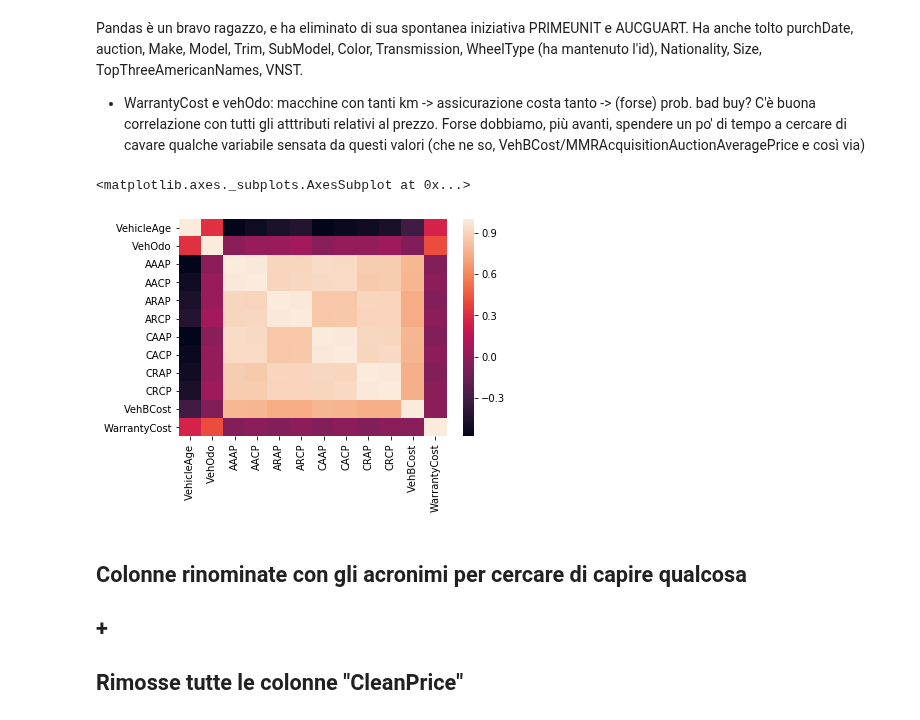
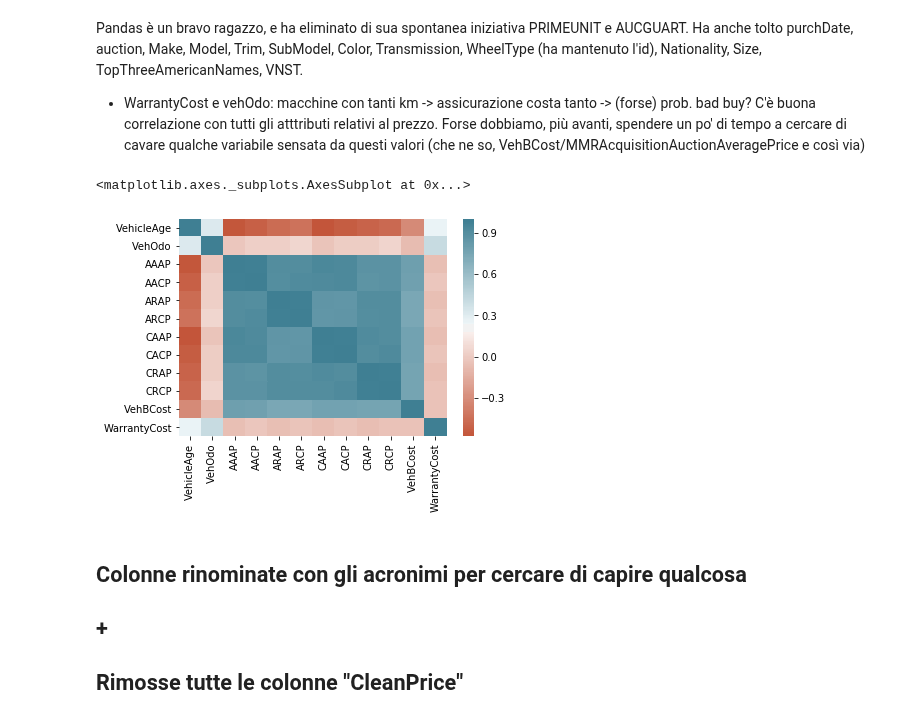
Before and after one commit to andybbruno/DataMining, a Jupyter notebook: DataUnderstanding.ipynb, the cells around one changed output. Drawn from its saved outputs; the diff is of its cells as text; code cells hidden in the pictures.

```diff
--- a/DataUnderstanding.ipynb
+++ b/DataUnderstanding.ipynb
@@ -77,29 +77,30 @@ C'è buona correlazione con tutti gli atttributi relativi al prezzo. Forse dobbi
 # %%
 df.rename(columns={ 'MMRAcquisitionAuctionAveragePrice':'AAAP',
                     'MMRAcquisitionRetailAveragePrice':'ARAP',
                     'MMRCurrentAuctionAveragePrice':'CAAP',
                     'MMRCurrentRetailAveragePrice':'CRAP',
                     'MMRAcquisitionAuctionCleanPrice': 'AACP',
                     'MMRAcquisitonRetailCleanPrice': 'ARCP',
                     'MMRCurrentAuctionCleanPrice': 'CACP',
                     'MMRCurrentRetailCleanPrice': 'CRCP'
                   },inplace=True)
 
 corr = df.drop(columns=['RefId',
         'VehYear',
         'IsBadBuy',
         'WheelTypeID',
         'BYRNO',
         'VNZIP1',
         'IsOnlineSale'],
         axis=1).corr()
 
 sns.heatmap(corr,
         xticklabels=corr.columns,
-        yticklabels=corr.columns)
+        yticklabels=corr.columns,
+        cmap=sns.diverging_palette(20, 220, n=200),)
 # %% [output]
 <matplotlib.axes._subplots.AxesSubplot at 0x...>
-[figure, old version]
+[figure, new version]
 # %% [markdown]
 ## Colonne rinominate con gli acronimi per cercare di capire qualcosa
 ## +
```
